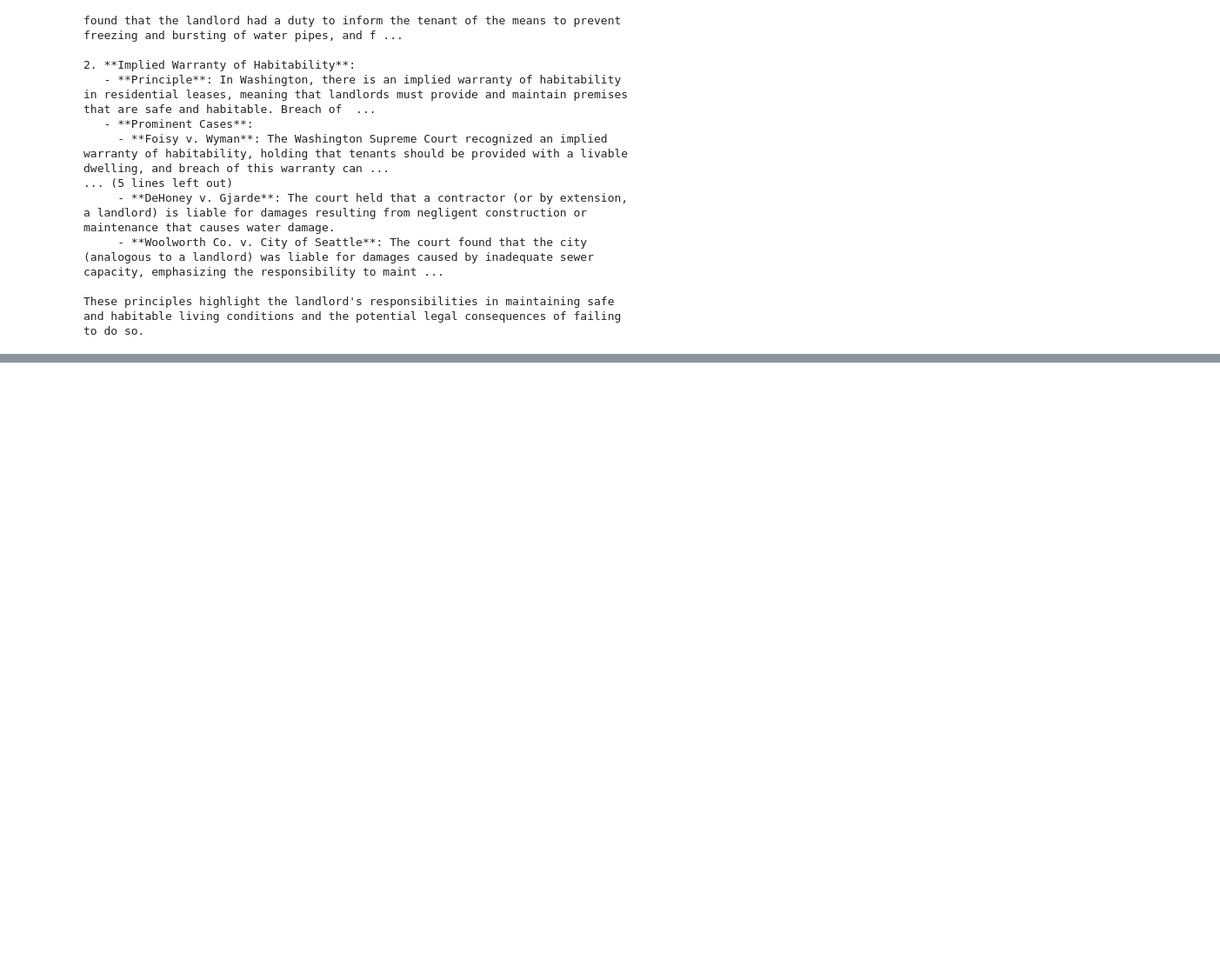
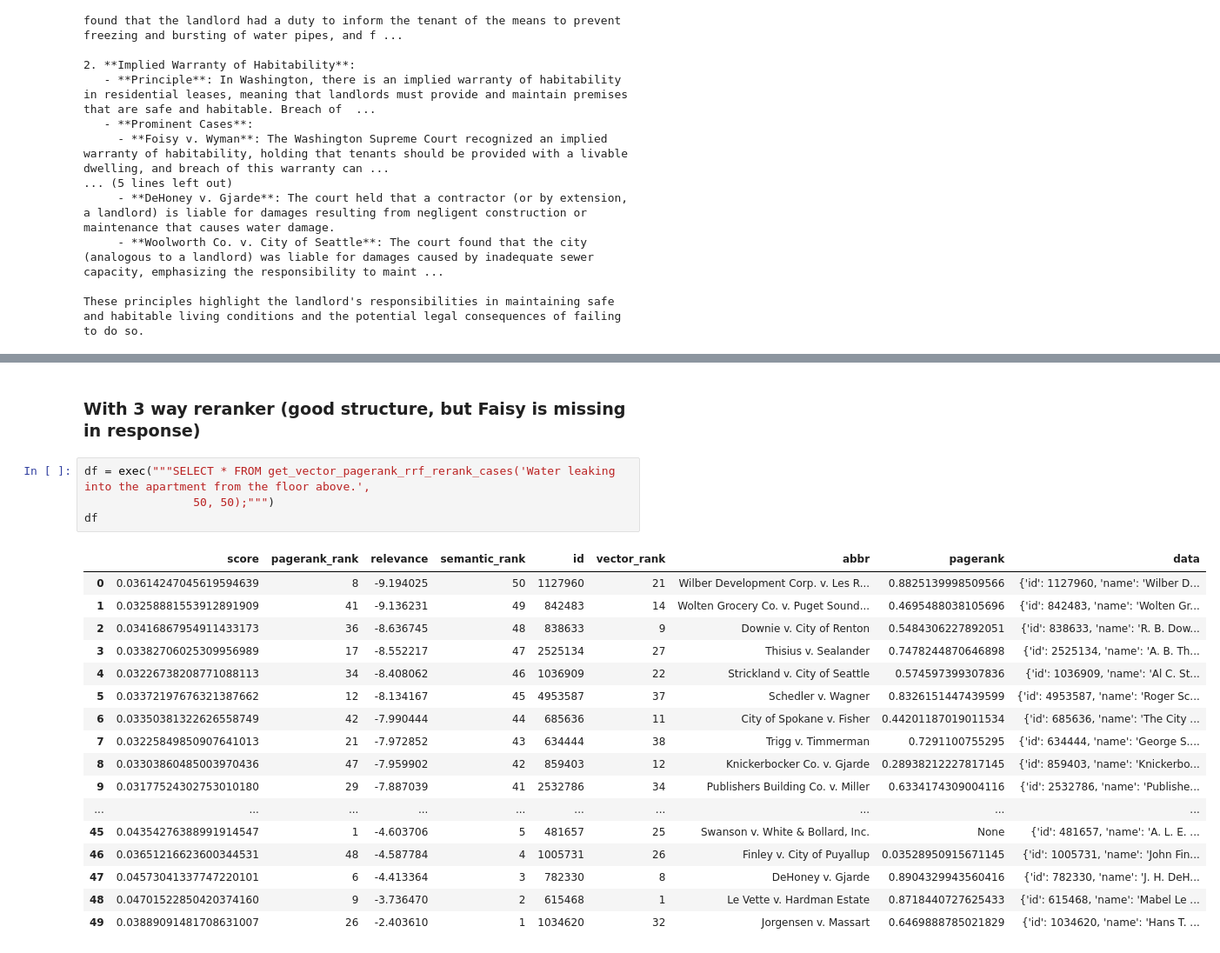
Before and after one commit to rioriost/graphrag-legalcases-postgres, a Jupyter notebook: playground/graph_prompt.ipynb, the cells around one changed output, grey strips where cells are left out. Shown at 87% size. Saved outputs shown, nothing was run; the diff lists cells and outputs as text; blank space fills up the shorter version.

```diff
--- a/playground/graph_prompt.ipynb
+++ b/playground/graph_prompt.ipynb
@@ -139,0 +192,24 @@ These principles highlight the landlord's responsibilities in maintaining safe a
+# %% [markdown]
+### With 3 way reranker (good structure, but Faisy is missing in response)
+# %%
+df = exec("""SELECT * FROM get_vector_pagerank_rrf_rerank_cases('Water leaking into the apartment from the floor above.',
+                50, 50);""")
+df
+# %% [output]
+|  | score | pagerank_rank | relevance | semantic_rank | id | vector_rank | abbr | pagerank | data |
+| 0 | 0.03614247045619594639 | 8 | -9.194025 | 50 | 1127960 | 21 | Wilber Development Corp. v. Les R... | 0.8825139998509566 | {'id': 1127960, 'name': 'Wilber D... |
+| 1 | 0.03258881553912891909 | 41 | -9.136231 | 49 | 842483 | 14 | Wolten Grocery Co. v. Puget Sound... | 0.4695488038105696 | {'id': 842483, 'name': 'Wolten Gr... |
+| 2 | 0.03416867954911433173 | 36 | -8.636745 | 48 | 838633 | 9 | Downie v. City of Renton | 0.5484306227892051 | {'id': 838633, 'name': 'R. B. Dow... |
+| 3 | 0.03382706025309956989 | 17 | -8.552217 | 47 | 2525134 | 27 | Thisius v. Sealander | 0.7478244870646898 | {'id': 2525134, 'name': 'A. B. Th... |
+| 4 | 0.03226738208771088113 | 34 | -8.408062 | 46 | 1036909 | 22 | Strickland v. City of Seattle | 0.574597399307836 | {'id': 1036909, 'name': 'Al C. St... |
+| 5 | 0.03372197676321387662 | 12 | -8.134167 | 45 | 4953587 | 37 | Schedler v. Wagner | 0.8326151447439599 | {'id': 4953587, 'name': 'Roger Sc... |
+| 6 | 0.03350381322626558749 | 42 | -7.990444 | 44 | 685636 | 11 | City of Spokane v. Fisher | 0.44201187019011534 | {'id': 685636, 'name': 'The City ... |
+| 7 | 0.03225849850907641013 | 21 | -7.972852 | 43 | 634444 | 38 | Trigg v. Timmerman | 0.7291100755295 | {'id': 634444, 'name': 'George S.... |
+| 8 | 0.03303860485003970436 | 47 | -7.959902 | 42 | 859403 | 12 | Knickerbocker Co. v. Gjarde | 0.28938212227817145 | {'id': 859403, 'name': 'Knickerbo... |
+| 9 | 0.03177524302753010180 | 29 | -7.887039 | 41 | 2532786 | 34 | Publishers Building Co. v. Miller | 0.6334174309004116 | {'id': 2532786, 'name': 'Publishe... |
+| ... | ... | ... | ... | ... | ... | ... | ... | ... | ... |
+| 45 | 0.04354276388991914547 | 1 | -4.603706 | 5 | 481657 | 25 | Swanson v. White & Bollard, Inc. | None | {'id': 481657, 'name': 'A. L. E. ... |
+| 46 | 0.03651216623600344531 | 48 | -4.587784 | 4 | 1005731 | 26 | Finley v. City of Puyallup | 0.03528950915671145 | {'id': 1005731, 'name': 'John Fin... |
+| 47 | 0.04573041337747220101 | 6 | -4.413364 | 3 | 782330 | 8 | DeHoney v. Gjarde | 0.8904329943560416 | {'id': 782330, 'name': 'J. H. DeH... |
+| 48 | 0.04701522850420374160 | 9 | -3.736470 | 2 | 615468 | 1 | Le Vette v. Hardman Estate | 0.8718440727625433 | {'id': 615468, 'name': 'Mabel Le ... |
+| 49 | 0.03889091481708631007 | 26 | -2.403610 | 1 | 1034620 | 32 | Jorgensen v. Massart | 0.6469888785021829 | {'id': 1034620, 'name': 'Hans T. ... |
```
Also changed, not shown: parts of 12 cells of this notebook, 5 other files.
